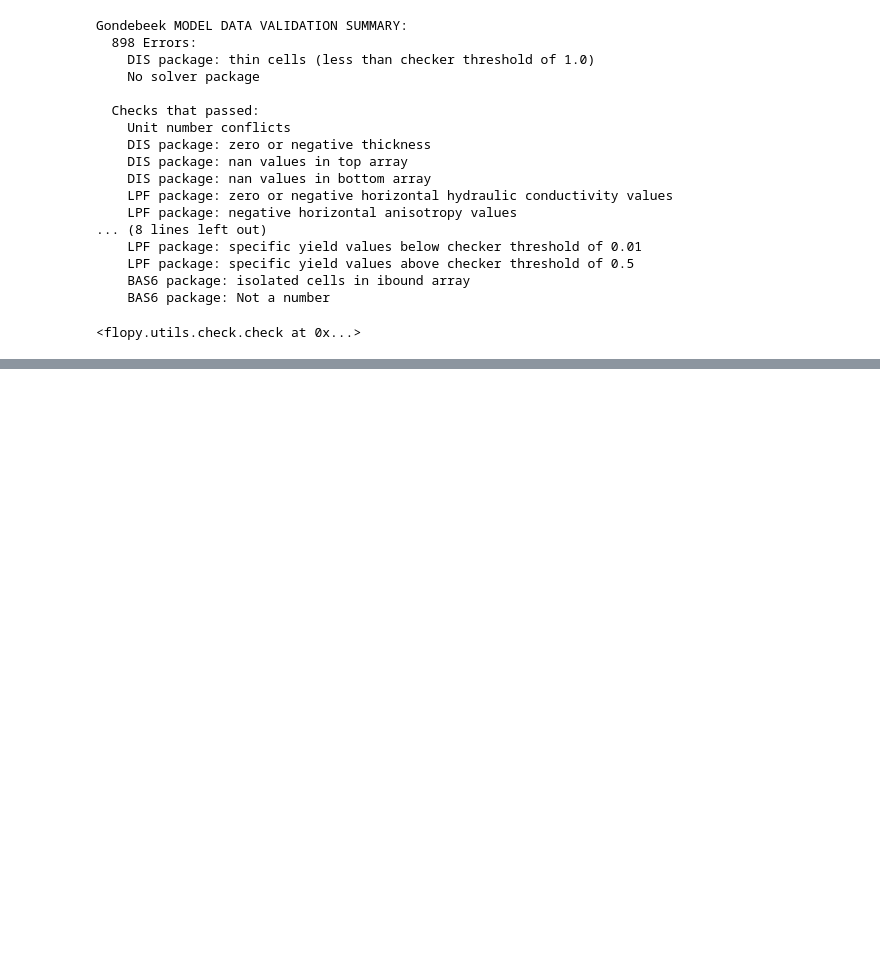
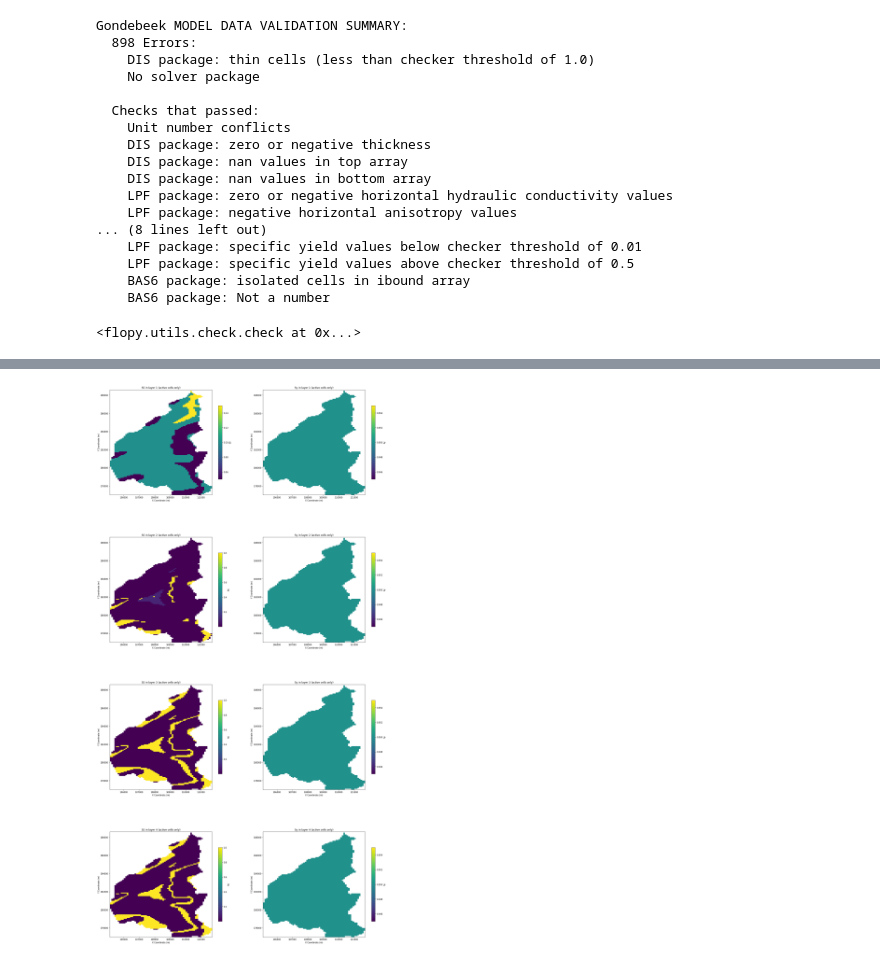
Before and after one commit to sebmeng/Thesis-GondebeekModel, a Jupyter notebook: Modflow/Build_model_4guideLayers.ipynb, the cells around one changed output, grey strips where cells are left out. Cells and saved outputs as stored; diff of their text form; code cells hidden in the pictures; blank space fills up the shorter version.

```diff
--- a/Modflow/Build_model_4guideLayers.ipynb
+++ b/Modflow/Build_model_4guideLayers.ipynb
@@ -338,0 +490,51 @@ NameError: name 'pyproj' is not defined
+# %%
+# Create a figure with 4 rows and 2 columns
+fig, axs = plt.subplots(4, 2, figsize=(24, 48))
+
+for i in range(4):
+    # Get the SS and Sy in layer i
+    ss_layer = sim.lpf.ss.array[i]
+    sy_layer = sim.lpf.sy.array[i]
+
+    # Get the active cells in layer i
+    ibound_layer = sim.bas6.ibound.array[i]
+    active_cells = ibound_layer > 0
+
+    # Mask the 'ss' and 'sy' arrays with the active cells
+    ss_layer_active = np.where(active_cells, ss_layer, np.nan)
+    sy_layer_active = np.where(active_cells, sy_layer, np.nan)
+
+    # Create a map of the model
+    modelmap_ss = flopy.plot.PlotMapView(model=sim, ax=axs[i, 0])
+    modelmap_sy = flopy.plot.PlotMapView(model=sim, ax=axs[i, 1])
+
+    # Plot the 'ss' and 'sy' values of the active cells in layer i
+    quadmesh_ss = modelmap_ss.plot_array(ss_layer_active, cmap='viridis')
+    quadmesh_sy = modelmap_sy.plot_array(sy_layer_active, cmap='viridis')
+
+    # Add a colorbar with a label
+    cbar_ss = plt.colorbar(quadmesh_ss, shrink=0.7, ax=axs[i, 0])
+    cbar_sy = plt.colorbar(quadmesh_sy, shrink=0.7, ax=axs[i, 1])
+    cbar_ss.set_label('SS')
+    cbar_sy.set_label('Sy')
+
+    # Add labels to the x and y axes
+    axs[i, 0].set_xlabel('X Coordinate (m)')
+    axs[i, 0].set_ylabel('Y Coordinate (m)')
+    axs[i, 1].set_xlabel('X Coordinate (m)')
+    axs[i, 1].set_ylabel('Y Coordinate (m)')
+
+    # Add a title
+    axs[i, 0].set_title(f"SS in layer {i+1} (active cells only)")
+    axs[i, 1].set_title(f"Sy in layer {i+1} (active cells only)")
+
+# Adjust the space between the subplots
+plt.subplots_adjust(wspace=0.2, hspace=0.4)
+
+# Save the plot as a PNG file
+plt.savefig('SS_Sy_all_layers.png')
+
+# Show the plot
+plt.show()
+# %% [output]
+[figure, added]
```
Also changed, not shown: parts of 29 cells of this notebook, 20 other files.
